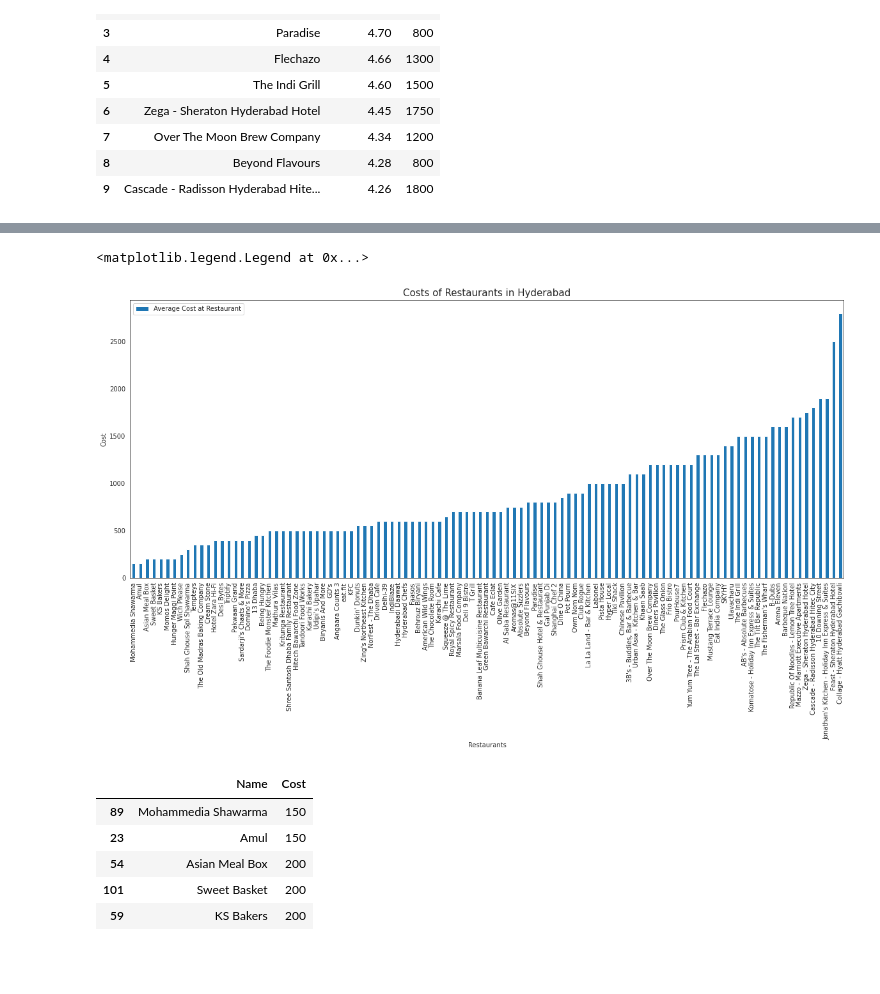
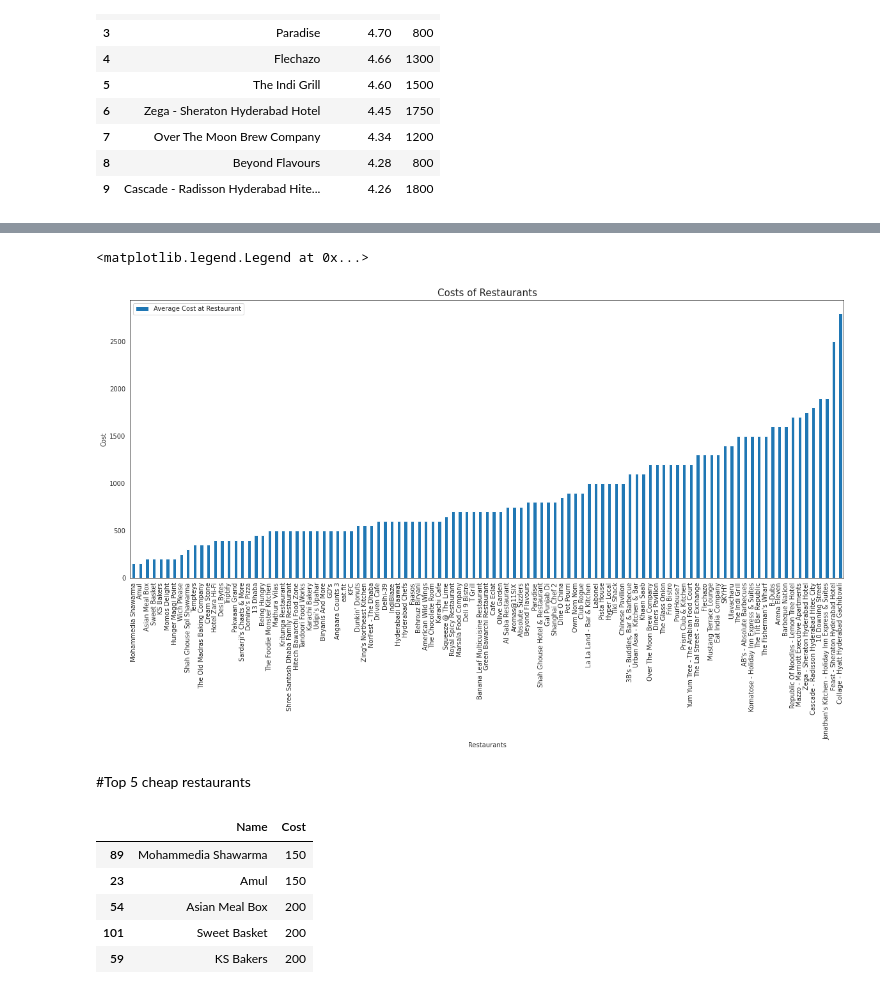
Before and after one commit to bharath967/ZOMATO-RESTAURANT-CLUSTERING-AND-SENTIMENT-ANALYSIS, a Jupyter notebook: ZOMATO_RESTAURANT_CLUSTERING_AND_SENTIMENT_ANALYSIS.ipynb, the cells around one changed output, grey strips where cells are left out. Saved outputs shown, nothing was run; the diff lists cells and outputs as text; code cells hidden in the pictures; blank space fills up the shorter version.

```diff
--- a/ZOMATO_RESTAURANT_CLUSTERING_AND_SENTIMENT_ANALYSIS.ipynb
+++ b/ZOMATO_RESTAURANT_CLUSTERING_AND_SENTIMENT_ANALYSIS.ipynb
@@ -575,13 +620,15 @@ Text(0.5, 1.0, 'Distribution of Average Restaurant Ratings in Hyderabad')
 # %%
 #visualizing Restaurant Costs
 rest.sort_values(['Cost']).plot(x="Name", y=["Cost"], kind="bar", figsize=(20, 8))
 plt.xlabel('Restaurants',size=10)
 plt.ylabel('Cost',size=10)
-plt.title('Costs of Restaurants in Hyderabad',size=15)
+plt.title('Costs of Restaurants',size=15)
 plt.legend(['Average Cost at Restaurant'])
 # %% [output]
 <matplotlib.legend.Legend at 0x...>
-[figure, old version]
+[figure, new version]
+# %% [markdown]
+#Top 5 cheap restaurants
 # %%
 #top 5 cheapest restaurants
 rest[['Name','Cost']].sort_values(['Cost']).head()
```
Also changed, not shown: parts of 96 cells of this notebook.
